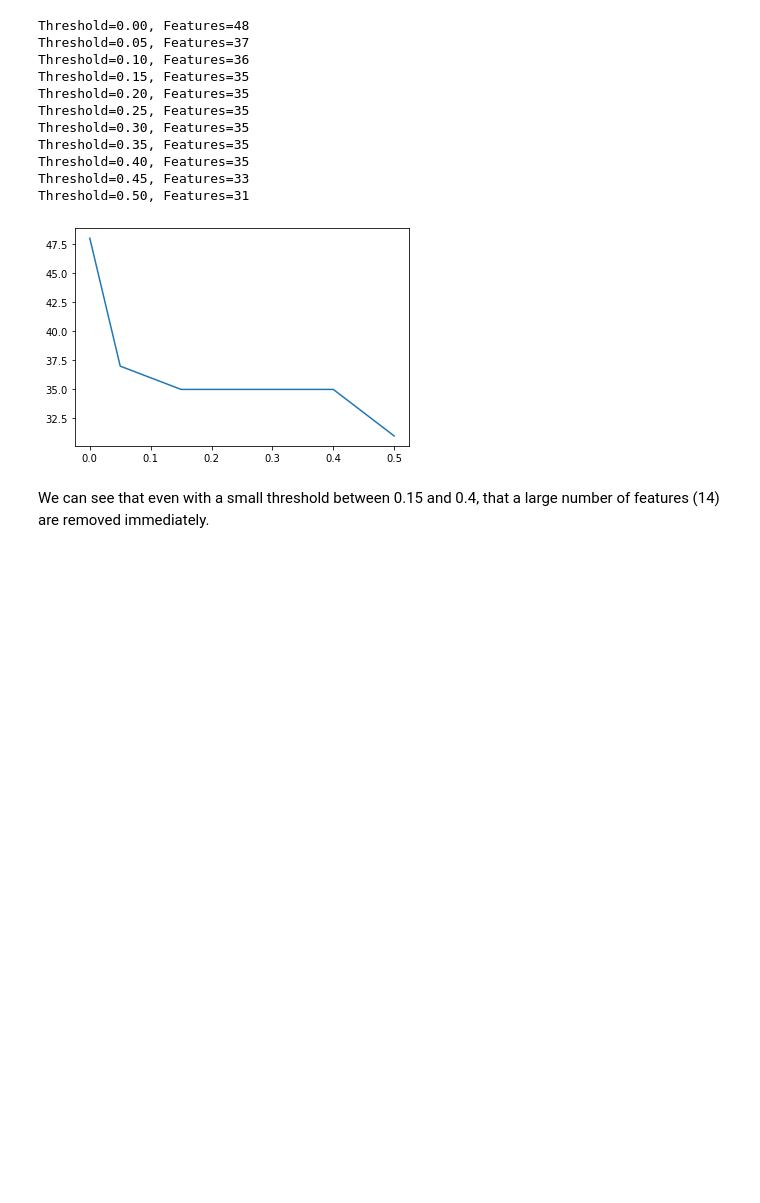
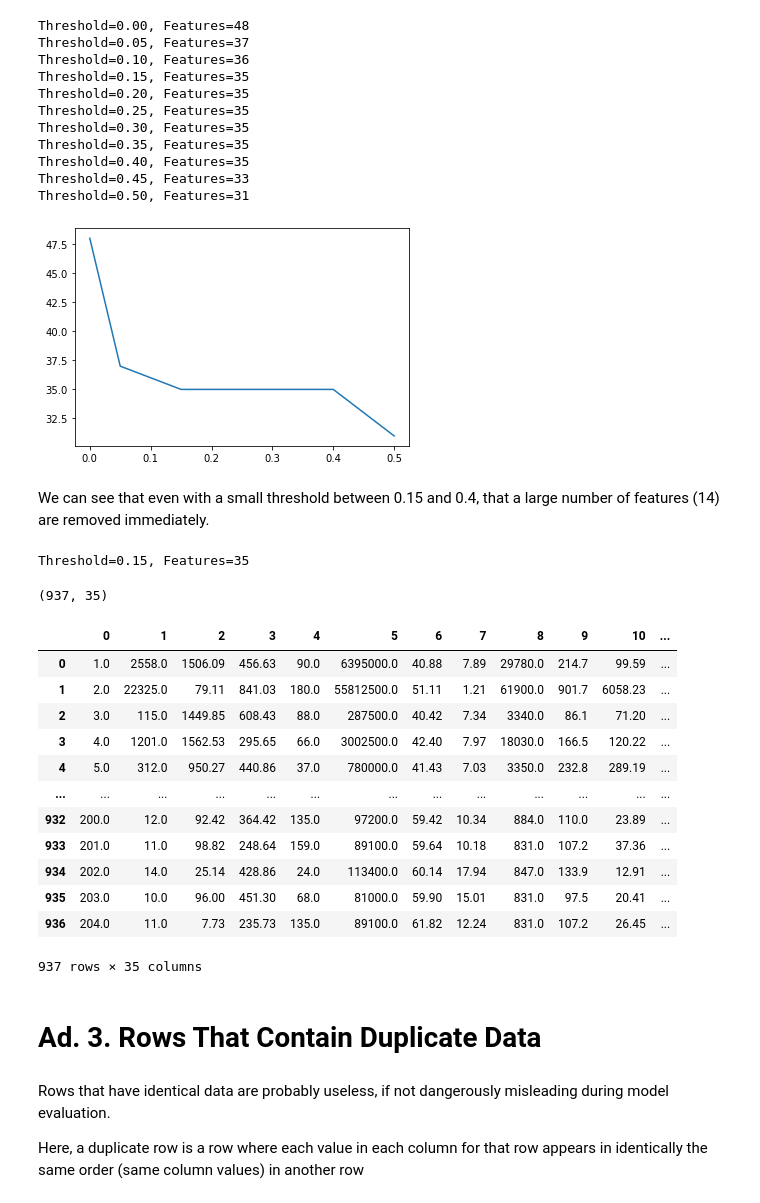
Before and after one commit to piotr-druzdzel/Data-Cleaning-Oil-Spill, a Jupyter notebook: Data-Cleaning.ipynb, the cells around one changed output. Cells and saved outputs as stored; diff of their text form; code cells hidden in the pictures; blank space fills up the shorter version.

Commit message:
duplicated rows inspected

```diff
--- a/Data-Cleaning.ipynb
+++ b/Data-Cleaning.ipynb
@@ -166,3 +166,45 @@ plt.show()
 [figure]
 # %% [markdown]
 We can see that even with a small threshold between 0.15 and 0.4, that a large number of features (14) are removed immediately.
+# %%
+# decide the threshold
+t = 0.15
+
+# define the transform
+transform = VarianceThreshold(threshold=t)
+# transform the input data
+X_sel = transform.fit_transform(X)
+
+# determine the number of input features
+n_features = X_sel.shape[1]
+print(f'Threshold={t:.2f}, Features={n_features}')
+# %% [output]
+Threshold=0.15, Features=35
+# %%
+print(X_sel.shape)
+# %% [output]
+(937, 35)
+# %%
+# resulting selected columns (columns names need to be renamed)
+X_sel = pd.DataFrame(X_sel)
+X_sel
+# %% [output]
+|  | 0 | 1 | 2 | 3 | 4 | 5 | 6 | 7 | 8 | 9 | 10 | ... |
+| 0 | 1.0 | 2558.0 | 1506.09 | 456.63 | 90.0 | 6395000.0 | 40.88 | 7.89 | 29780.0 | 214.7 | 99.59 | ... |
+| 1 | 2.0 | 22325.0 | 79.11 | 841.03 | 180.0 | 55812500.0 | 51.11 | 1.21 | 61900.0 | 901.7 | 6058.23 | ... |
+| 2 | 3.0 | 115.0 | 1449.85 | 608.43 | 88.0 | 287500.0 | 40.42 | 7.34 | 3340.0 | 86.1 | 71.20 | ... |
+| 3 | 4.0 | 1201.0 | 1562.53 | 295.65 | 66.0 | 3002500.0 | 42.40 | 7.97 | 18030.0 | 166.5 | 120.22 | ... |
+| 4 | 5.0 | 312.0 | 950.27 | 440.86 | 37.0 | 780000.0 | 41.43 | 7.03 | 3350.0 | 232.8 | 289.19 | ... |
+| ... | ... | ... | ... | ... | ... | ... | ... | ... | ... | ... | ... | ... |
+| 932 | 200.0 | 12.0 | 92.42 | 364.42 | 135.0 | 97200.0 | 59.42 | 10.34 | 884.0 | 110.0 | 23.89 | ... |
+| 933 | 201.0 | 11.0 | 98.82 | 248.64 | 159.0 | 89100.0 | 59.64 | 10.18 | 831.0 | 107.2 | 37.36 | ... |
+| 934 | 202.0 | 14.0 | 25.14 | 428.86 | 24.0 | 113400.0 | 60.14 | 17.94 | 847.0 | 133.9 | 12.91 | ... |
+| 935 | 203.0 | 10.0 | 96.00 | 451.30 | 68.0 | 81000.0 | 59.90 | 15.01 | 831.0 | 97.5 | 20.41 | ... |
+| 936 | 204.0 | 11.0 | 7.73 | 235.73 | 135.0 | 89100.0 | 61.82 | 12.24 | 831.0 | 107.2 | 26.45 | ... |
+937 rows × 35 columns
+# %% [markdown]
+# Ad. 3. Rows That Contain Duplicate Data
+# %% [markdown]
+Rows that have identical data are probably useless, if not dangerously misleading during model evaluation.
+
+Here, a duplicate row is a row where each value in each column for that row appears in identically the same order (same column values) in another row
```
Also changed, not shown: parts of 5 cells of this notebook.
